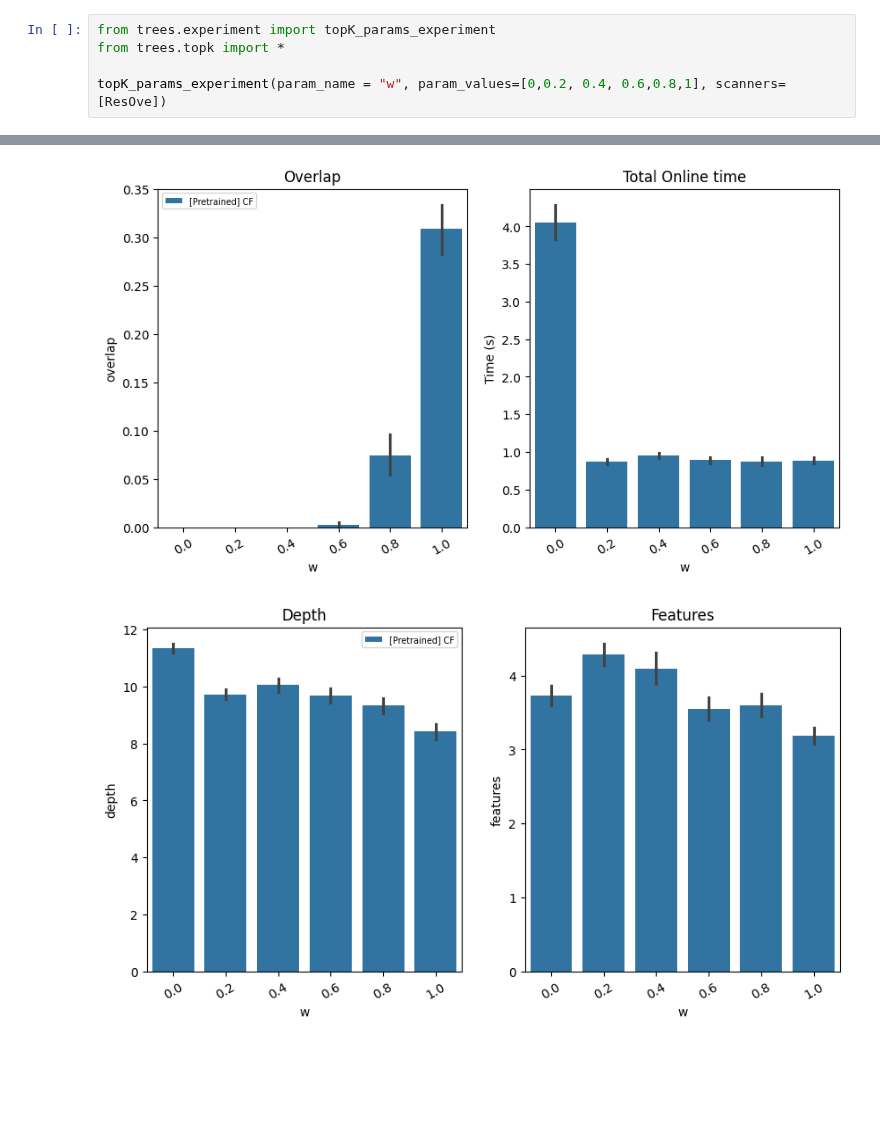
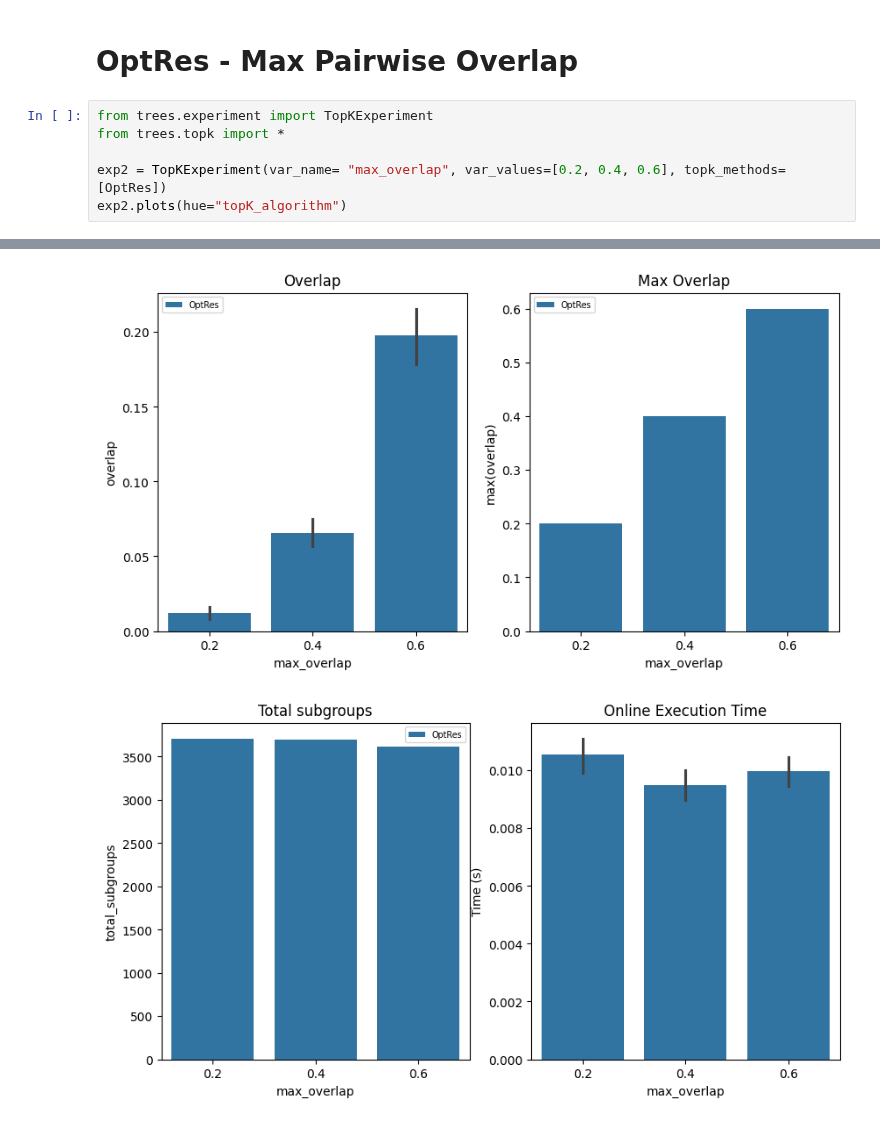
Before and after one commit to antonismand/Query-Driven-Data-Exploration-with-Heterogeneous-Treatment-Effects, a Jupyter notebook: experiments/topk_params.ipynb, the cells around one changed output, grey strips where cells are left out. Saved outputs shown, nothing was run; the diff lists cells and outputs as text; blank space fills up the shorter version.

```diff
--- a/experiments/topk_params.ipynb
+++ b/experiments/topk_params.ipynb
@@ -1,6 +36,9 @@
+# %% [markdown]
+# OptRes - Max Pairwise Overlap
 # %%
-from trees.experiment import topK_params_experiment
+from trees.experiment import TopKExperiment
 from trees.topk import *
 
-topK_params_experiment(param_name = "w", param_values=[0,0.2, 0.4, 0.6,0.8,1], scanners=[ResOve])
+exp2 = TopKExperiment(var_name= "max_overlap", var_values=[0.2, 0.4, 0.6], topk_methods=[OptRes])
+exp2.plots(hue="topK_algorithm")
 # %% [output]
@@ -10,2 +46,2 @@ topK_params_experiment(param_name = "w", param_values=[0,0.2, 0.4, 0.6,0.8,1], s
-[figure, old version]
+[figure, new version]
-[figure, old version]
+[figure, new version]
```
Also changed, not shown: parts of 11 cells of this notebook, 1 other file.
